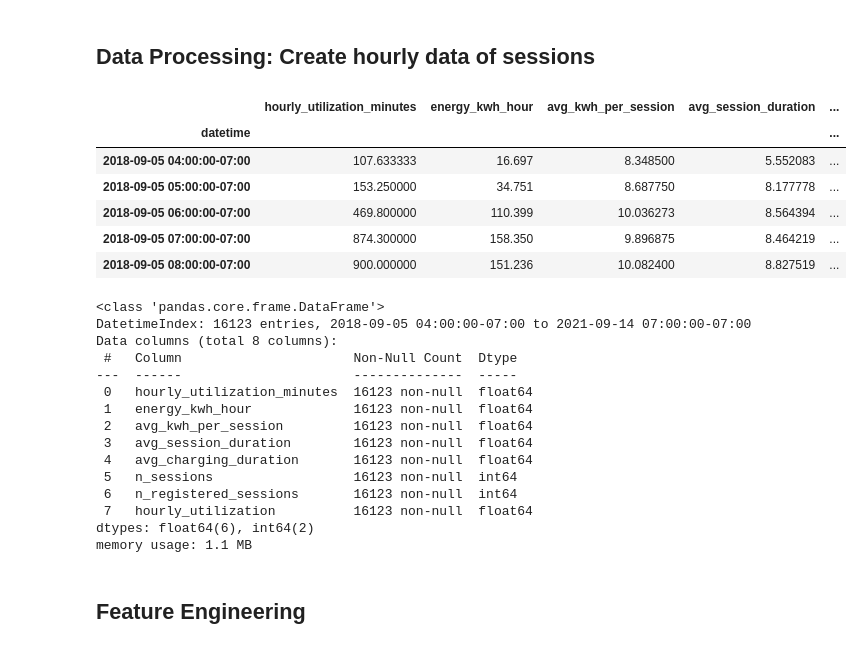
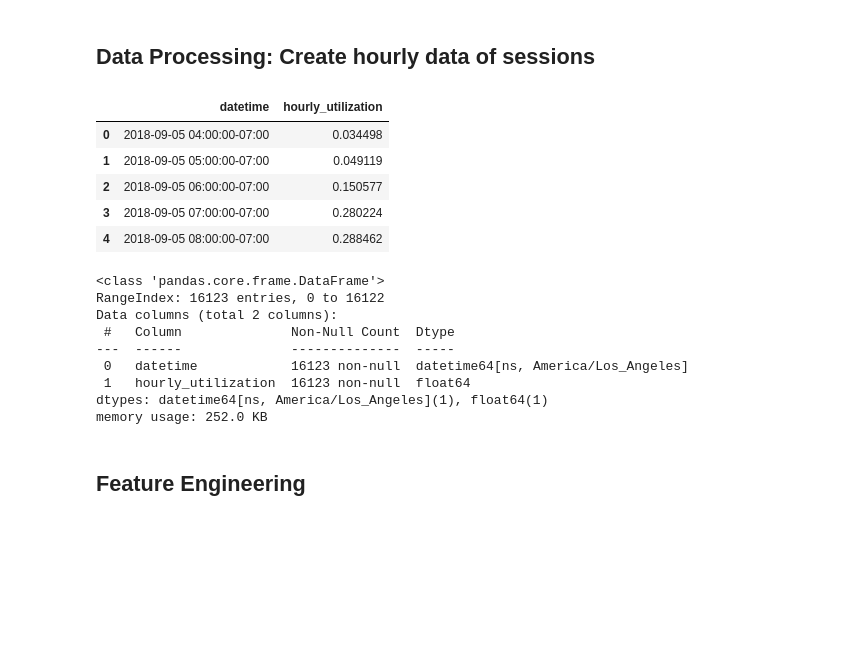
Before and after one commit to lbaudenb/AA_Team_6, a Jupyter notebook: notebooks/04_prediction.ipynb, the cells around one changed output. Drawn from its saved outputs; the diff is of its cells as text; code cells hidden in the pictures; blank space fills up the shorter version.

```diff
--- a/notebooks/04_prediction.ipynb
+++ b/notebooks/04_prediction.ipynb
@@ -120,12 +120,6 @@ def make_site1_hourly_features(df,
                 out.append({
                     'datetime': h,
                     'minutes': minutes,
-                    'kWhDelivered': row['kWhDelivered'],
-                    'userID': row['userID'],
-                    'siteID': row[station_col],
-                    'is_registered': row['isRegisteredUser'],
-                    'session_duration': row['session_duration'],
-                    'charging_duration': row['charging_duration']
 
                 })
         return out
@@ -136,56 +130,44 @@ def make_site1_hourly_features(df,
     if tmp.empty:
         return pd.DataFrame(columns=[
             'datetime', 'hourly_utilization_minutes', 'hourly_utilization'
-        ]).set_index('datetime')
+        ])
 
     # Hourly aggregation for utilization + additional features
     hourly = (
         tmp.groupby('datetime')
             .agg(
                 hourly_utilization_minutes=('minutes', 'sum'),
-                energy_kwh_hour=('kWhDelivered', 'sum'),
-                avg_kwh_per_session=('kWhDelivered', 'mean'),
-                avg_session_duration=('session_duration', 'mean'),
-                avg_charging_duration=('charging_duration', 'mean'),
-                n_sessions=('userID', 'nunique'),
-                n_registered_sessions=('is_registered', 'sum')
             )
     )
     # calculate hourly utilization as a fraction of total available minutes
     hourly['hourly_utilization'] = (
         hourly['hourly_utilization_minutes'] / (n_stations * 60.0)
     ).clip(0, 1)
-
+    hourly = hourly.reset_index('datetime')
     return hourly
 # %%
 df_site_1_features = make_site1_hourly_features(df_site_1, 'connectionTime', 'disconnectTime')
+df_site_1_features.drop(columns=['hourly_utilization_minutes'], inplace=True)
 df_site_1_features.head()
 # %% [output]
-|  | hourly_utilization_minutes | energy_kwh_hour | avg_kwh_per_session | avg_session_duration | ... |
-| datetime |  |  |  |  | ... |
-| 2018-09-05 04:00:00-07:00 | 107.633333 | 16.697 | 8.348500 | 5.552083 | ... |
-| 2018-09-05 05:00:00-07:00 | 153.250000 | 34.751 | 8.687750 | 8.177778 | ... |
-| 2018-09-05 06:00:00-07:00 | 469.800000 | 110.399 | 10.036273 | 8.564394 | ... |
-| 2018-09-05 07:00:00-07:00 | 874.300000 | 158.350 | 9.896875 | 8.464219 | ... |
-| 2018-09-05 08:00:00-07:00 | 900.000000 | 151.236 | 10.082400 | 8.827519 | ... |
+|  | datetime | hourly_utilization |
+| 0 | 2018-09-05 04:00:00-07:00 | 0.034498 |
+| 1 | 2018-09-05 05:00:00-07:00 | 0.049119 |
+| 2 | 2018-09-05 06:00:00-07:00 | 0.150577 |
+| 3 | 2018-09-05 07:00:00-07:00 | 0.280224 |
+| 4 | 2018-09-05 08:00:00-07:00 | 0.288462 |
 # %%
 df_site_1_features.info()
 # %% [output]
 <class 'pandas.core.frame.DataFrame'>
-DatetimeIndex: 16123 entries, 2018-09-05 04:00:00-07:00 to 2021-09-14 07:00:00-07:00
-Data columns (total 8 columns):
- #   Column                      Non-Null Count  Dtype
----  ------                      --------------  -----
- 0   hourly_utilization_minutes  16123 non-null  float64
- 1   energy_kwh_hour             16123 non-null  float64
- 2   avg_kwh_per_session         16123 non-null  float64
- 3   avg_session_duration        16123 non-null  float64
- 4   avg_charging_duration       16123 non-null  float64
- 5   n_sessions                  16123 non-null  int64
- 6   n_registered_sessions       16123 non-null  int64
- 7   hourly_utilization          16123 non-null  float64
-dtypes: float64(6), int64(2)
-memory usage: 1.1 MB
+RangeIndex: 16123 entries, 0 to 16122
+Data columns (total 2 columns):
+ #   Column              Non-Null Count  Dtype
+---  ------              --------------  -----
+ 0   datetime            16123 non-null  datetime64[ns, America/Los_Angeles]
+ 1   hourly_utilization  16123 non-null  float64
+dtypes: datetime64[ns, America/Los_Angeles](1), float64(1)
+memory usage: 252.0 KB
 # %% [markdown]
 ## Feature Engineering
 # %% [markdown]
```
Also changed, not shown: parts of 14 cells of this notebook.
